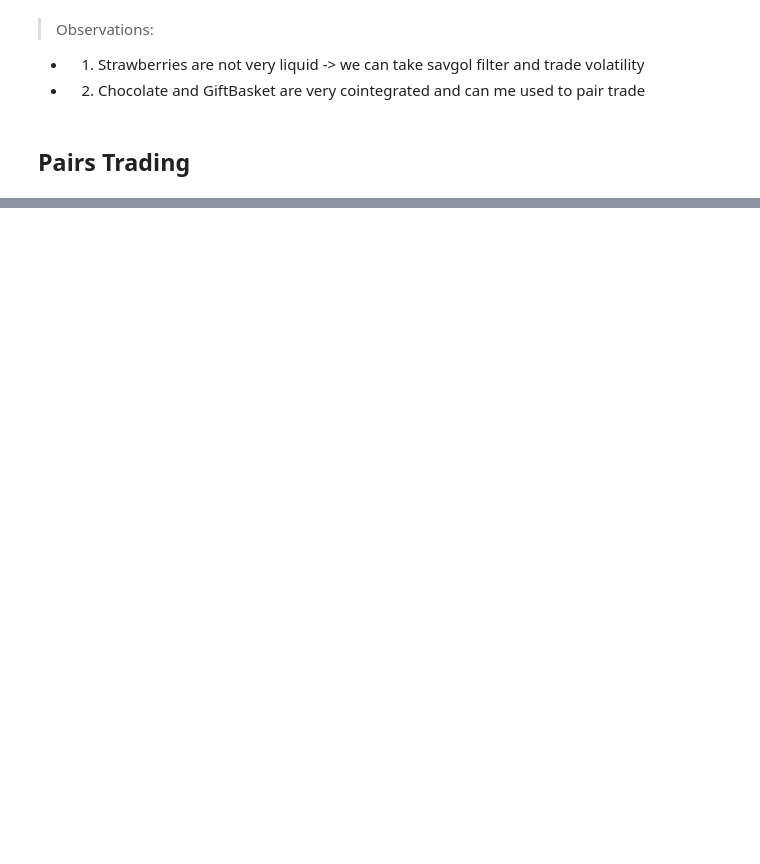
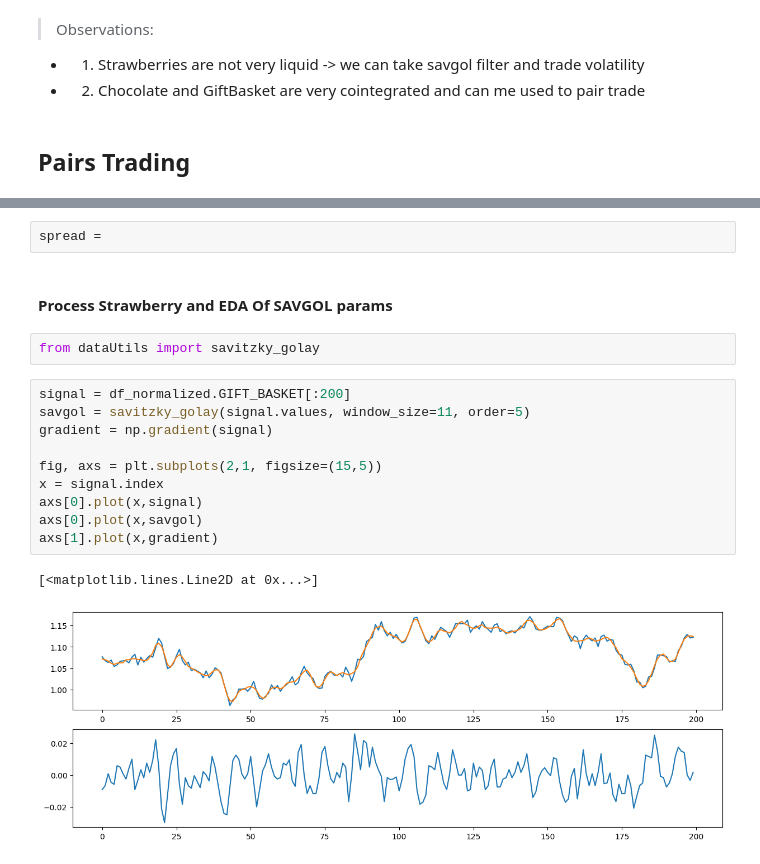
Before and after one commit to rvargas42/IMC_Prosperity2_BigWhales, a Jupyter notebook: Research/round_3/R3_GiftBasket_Popt.ipynb, the cells around one changed output, grey strips where cells are left out. Drawn from its saved outputs; the diff is of its cells as text; blank space fills up the shorter version.

```diff
--- a/Research/round_3/R3_GiftBasket_Popt.ipynb
+++ b/Research/round_3/R3_GiftBasket_Popt.ipynb
@@ -67,0 +105,19 @@ Run a Linear Reg to see if we can predict price of
+# %%
+spread =
+# %% [markdown]
+#### Process Strawberry and EDA Of SAVGOL params
+# %%
+from dataUtils import savitzky_golay
+# %%
+signal = df_normalized.GIFT_BASKET[:200]
+savgol = savitzky_golay(signal.values, window_size=11, order=5)
+gradient = np.gradient(signal)
+
+fig, axs = plt.subplots(2,1, figsize=(15,5))
+x = signal.index
+axs[0].plot(x,signal)
+axs[0].plot(x,savgol)
+axs[1].plot(x,gradient)
+# %% [output]
+[<matplotlib.lines.Line2D at 0x...>]
+[figure, added]
```
Also changed, not shown: parts of 13 cells of this notebook, 4 other files.
